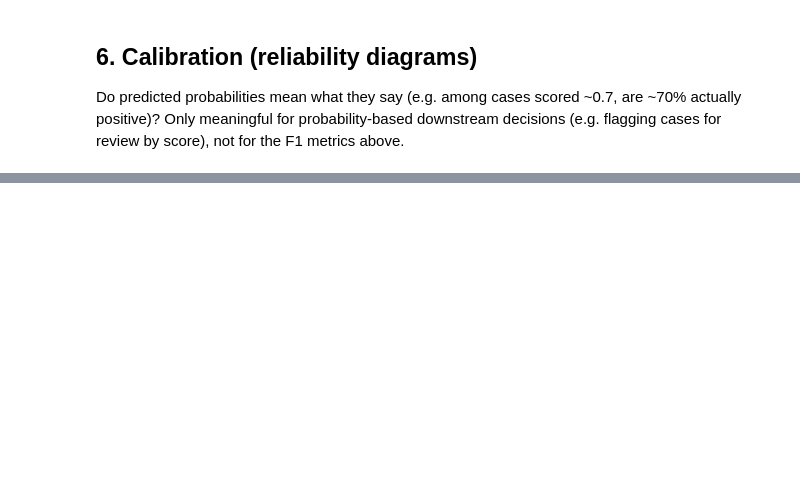
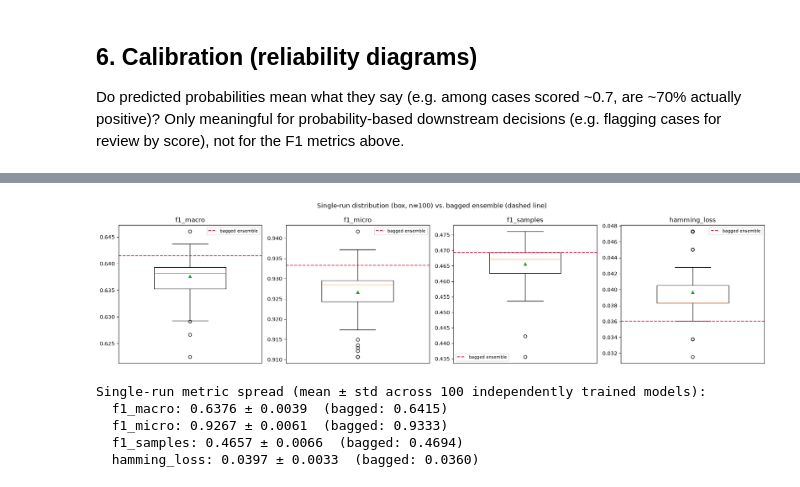
Before and after one commit to Justpoint-Research/lawsuit-parser, a Jupyter notebook: notebooks/classifier_comparison_diagnostics.ipynb, the cells around one changed output, grey strips where cells are left out. Cells and saved outputs as stored; diff of their text form; code cells hidden in the pictures; blank space fills up the shorter version.

```diff
--- a/notebooks/classifier_comparison_diagnostics.ipynb
+++ b/notebooks/classifier_comparison_diagnostics.ipynb
@@ -222,0 +305,43 @@ plt.show()
+# %%
+def metrics_from_probs_local(probs, labels, cats, threshold=0.5):
+    preds = (probs > threshold).astype(float)
+    m = {
+        "hamming_loss": hamming_loss(labels, preds),
+        "f1_micro": f1_score(labels, preds, average="micro", zero_division=0),
+        "f1_macro": f1_score(labels, preds, average="macro", zero_division=0),
+        "f1_samples": f1_score(labels, preds, average="samples", zero_division=0),
+    }
+    for idx, cat in enumerate(cats):
+        m[f"f1_{cat}"] = f1_score(labels[:, idx], preds[:, idx], zero_division=0)
+    return m
+
+
+per_iter_metrics = [
+    metrics_from_probs_local(test_probs_stack[b], test_labels_boot, bootstrap_categories)
+    for b in range(n_iterations)
+]
+
+metric_names_boot = ["f1_macro", "f1_micro", "f1_samples", "hamming_loss"]
+fig, axes = plt.subplots(1, len(metric_names_boot), figsize=(18, 4.5))
+for ax, metric in zip(axes, metric_names_boot):
+    values = [m[metric] for m in per_iter_metrics]
+    ax.boxplot(values, vert=True, widths=0.5, showmeans=True)
+    ax.axhline(bagged_metrics[metric], color="crimson", linestyle="--", linewidth=1.5, label="bagged ensemble")
+    ax.set_xticks([])
+    ax.set_title(metric)
+    ax.legend(fontsize=8)
+fig.suptitle(f"Single-run distribution (box, n={n_iterations}) vs. bagged ensemble (dashed line)")
+fig.tight_layout()
+plt.show()
+
+print(f"Single-run metric spread (mean ± std across {n_iterations} independently trained models):")
+for metric in metric_names_boot:
+    vals = np.array([m[metric] for m in per_iter_metrics])
+    print(f"  {metric}: {vals.mean():.4f} ± {vals.std():.4f}  (bagged: {bagged_metrics[metric]:.4f})")
+# %% [output]
+[figure, added]
+Single-run metric spread (mean ± std across 100 independently trained models):
+  f1_macro: 0.6376 ± 0.0039  (bagged: 0.6415)
+  f1_micro: 0.9267 ± 0.0061  (bagged: 0.9333)
+  f1_samples: 0.4657 ± 0.0066  (bagged: 0.4694)
+  hamming_loss: 0.0397 ± 0.0033  (bagged: 0.0360)
```
Also changed, not shown: parts of 20 cells of this notebook, 1 other file.
